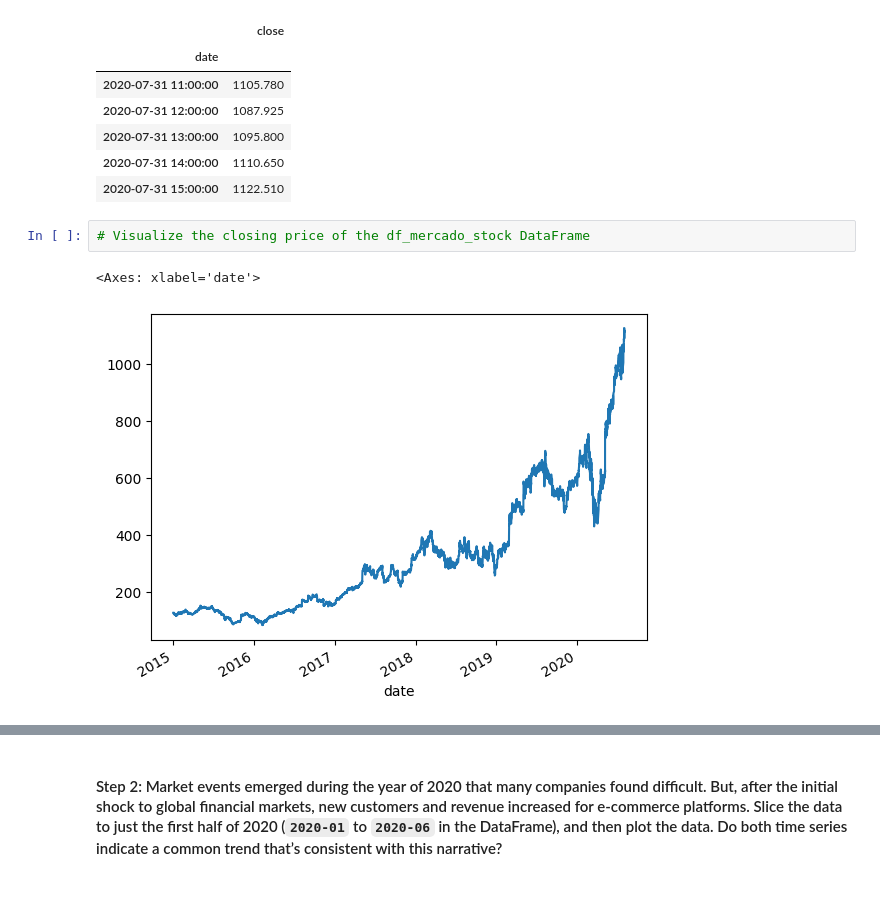
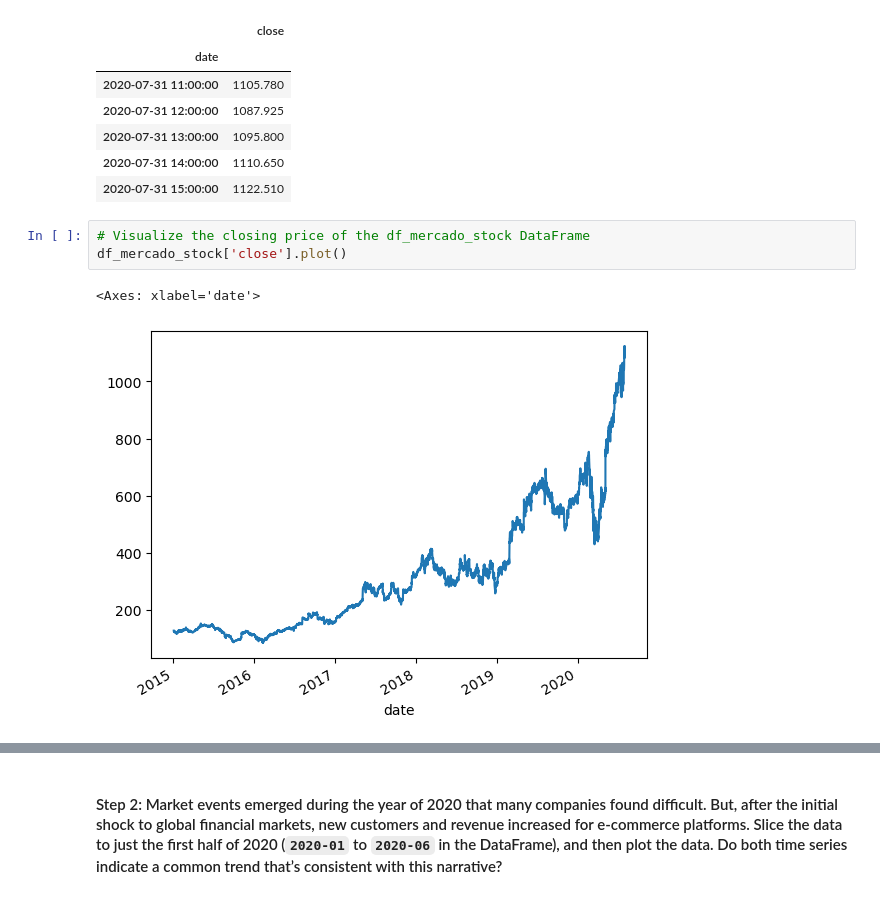
Before and after one commit to SeanRowan19/prophet-challenge, a Jupyter notebook: forecasting_net_prophet.ipynb, the cells around one changed output, grey strips where cells are left out. Saved outputs shown, nothing was run; the diff lists cells and outputs as text.

```diff
--- a/forecasting_net_prophet.ipynb
+++ b/forecasting_net_prophet.ipynb
@@ -226,9 +234,10 @@ display(df_mercado_stock.tail())
 | 2020-07-31 15:00:00 | 1122.510 |
 # %%
 # Visualize the closing price of the df_mercado_stock DataFrame
+df_mercado_stock['close'].plot()
 # %% [output]
 <Axes: xlabel='date'>
-[figure, old version]
+[figure, new version]
 # %%
 # Concatenate the df_mercado_stock DataFrame with the df_mercado_trends DataFrame
 # Concatenate the DataFrame by columns (axis=1), and drop and rows with only one column of data
```
Also changed, not shown: parts of 26 cells of this notebook, 1 other file.
